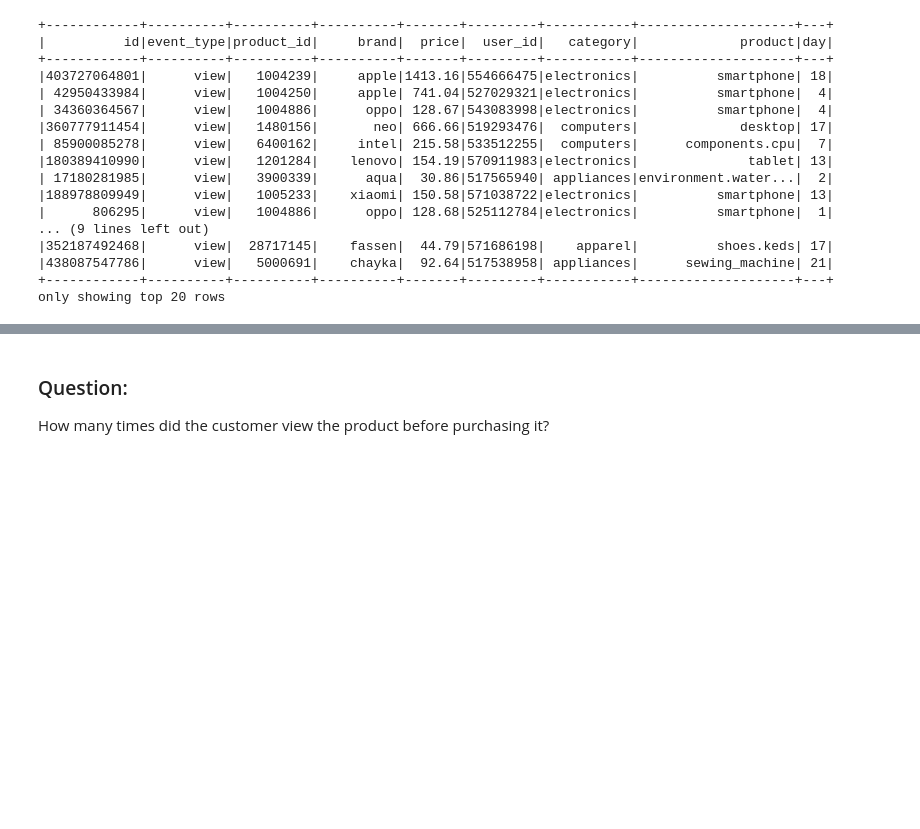
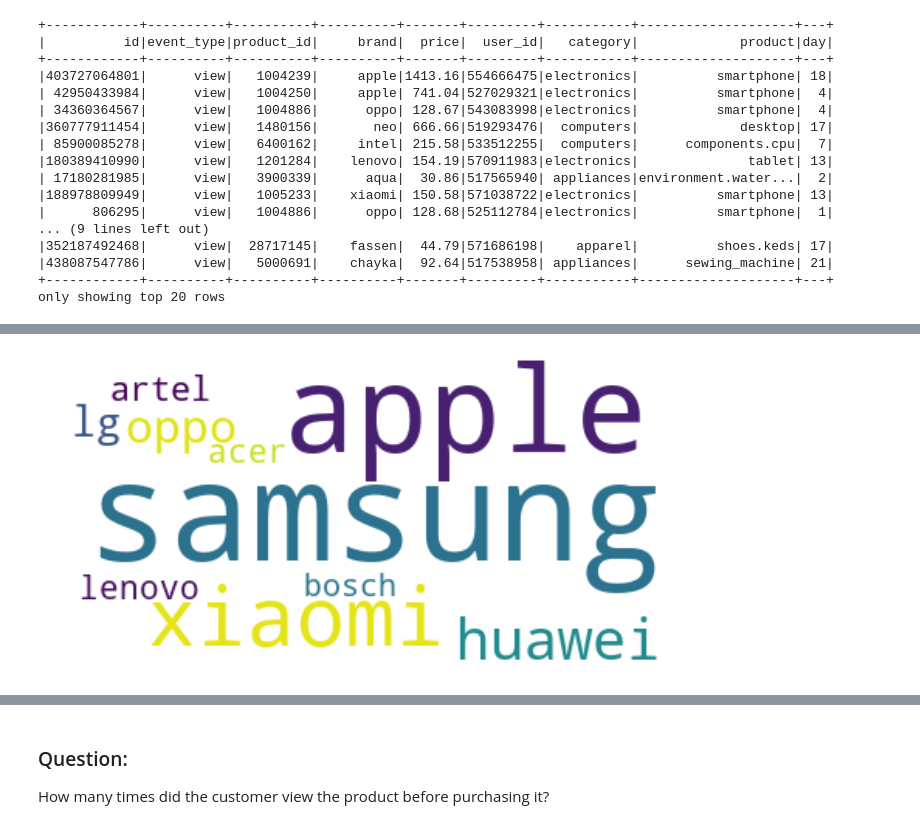
Before and after one commit to yanazlatanova/E-commerce, a Jupyter notebook: 3-queries/eCommerce_NOV_Queries.ipynb, the cells around one changed output, grey strips where cells are left out. Drawn from its saved outputs; the diff is of its cells as text; code cells hidden in the pictures; blank space fills up the shorter version.

```diff
--- a/3-queries/eCommerce_NOV_Queries.ipynb
+++ b/3-queries/eCommerce_NOV_Queries.ipynb
@@ -81,0 +127,3 @@ only showing top 20 rows
+# %%
+for row in df_top10.collect():
+    print(row)
@@ -81,0 +164,8 @@ only showing top 20 rows
+# %%
+df_sales = df.filter(col("event_type") == "purchase")
+
+df_grouped = df_sales.groupBy("brand").agg(count("id").alias("sales_count_brand"))
+
+df_top10 = df_grouped.orderBy(col("sales_count_brand").desc()).limit(10)
+
+df_top10.show()
@@ -81,0 +187,15 @@ only showing top 20 rows
+# %%
+rows = df_top10.collect()
+frequencies = {row['brand']: row['sales_count_brand'] for row in rows}
+
+wc = WordCloud(background_color="white")
+wc.generate_from_frequencies(frequencies)
+
+fig = plt.figure()
+fig.set_figwidth(8)
+fig.set_figheight(10)
+plt.imshow(wc, interpolation="bilinear")
+plt.axis("off")
+plt.show()
+# %% [output]
+[figure, added]
```
Also changed, not shown: parts of 20 cells of this notebook.
